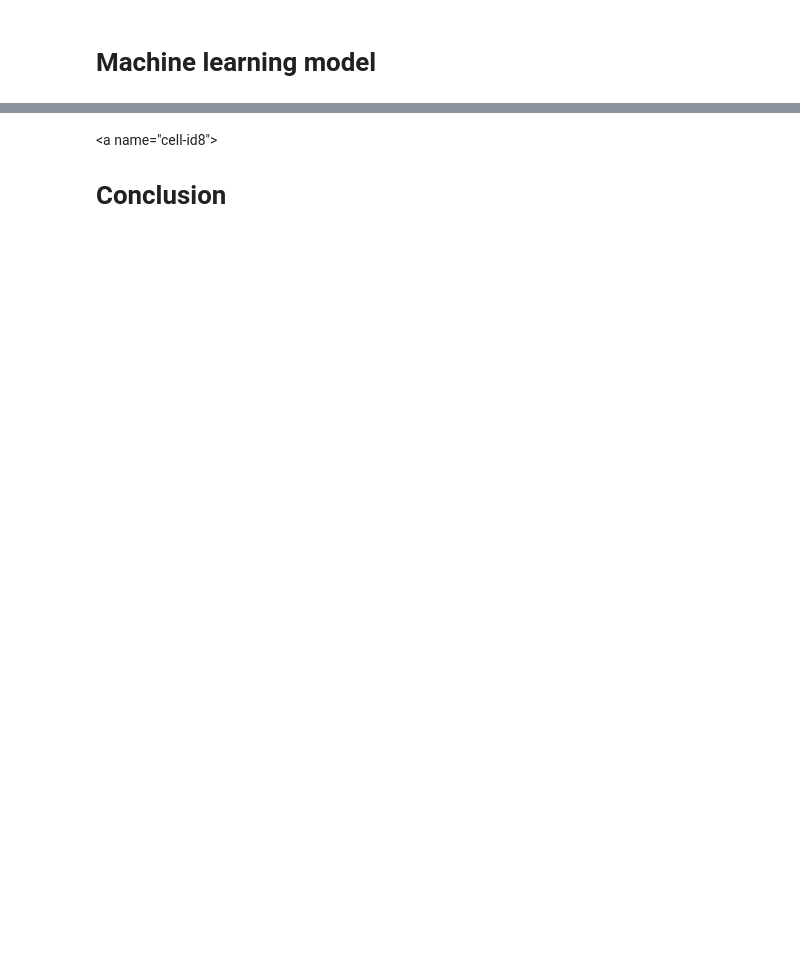
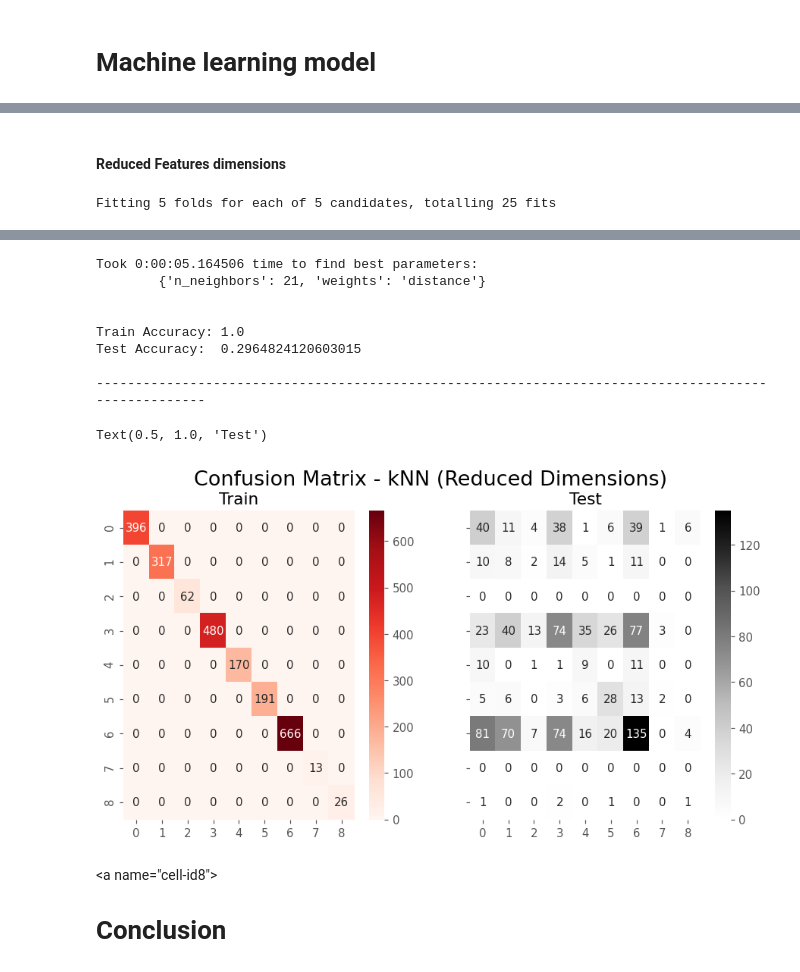
Before and after one commit to akshayonly/DL-Case-Study-Classifying-GM, a Jupyter notebook: Classifying_Genetic_Mutation_.ipynb, the cells around one changed output, grey strips where cells are left out. Drawn from its saved outputs; the diff is of its cells as text; code cells hidden in the pictures; blank space fills up the shorter version.

```diff
--- a/Classifying_Genetic_Mutation_.ipynb
+++ b/Classifying_Genetic_Mutation_.ipynb
@@ -356,0 +381,6 @@ Test X: (995, 5386)     y: (995,)
+# %%
+svd = TruncatedSVD(n_components=390)
+train_reduced = svd.fit_transform(train)
+
+svd = TruncatedSVD(n_components=390)
+test_reduced = svd.fit_transform(test)
@@ -383,0 +502,46 @@ plt.savefig("All-Features-Test.png", dpi=256)
+# %% [markdown]
+#### Reduced Features dimensions
+# %%
+params = {
+    'n_neighbors':[3, 7, 11, 17, 21],
+    'weights':['distance']
+    }
+
+knn = KNeighborsClassifier(n_jobs=-1)
+
+knn_cv_start = datetime.now()
+knn_cv = GridSearchCV(knn, param_grid=params, verbose=2, n_jobs=-1).fit(train_reduced, y_train)
+knn_cv_end= datetime.now()
+
+best_knn=knn_cv.best_params_
+
+print(f"\n\nTook {knn_cv_end-knn_cv_start} time to find best parameters:\n\t{best_knn}\n\n")
+
+knn = KNeighborsClassifier(n_neighbors=best_knn['n_neighbors'],
+                           weights=best_knn['weights'],
+                           n_jobs=-1)
+
+knn.fit(train_reduced, y_train)
+
+# Prediction
+y_predtest = knn.predict(test_reduced)
+y_predtrain = knn.predict(train_reduced)
+
+# Accuracy
+print(f"Train Accuracy:\t{accuracy_score(y_predtrain, y_train)}")
+print(f"Test Accuracy:\t{accuracy_score(y_predtest, y_test)}\n")
+
+print("-"*100)
+
+fig, axes = plt.subplots(1, 2, figsize=(10, 5), dpi=108, sharey=True)
+fig.suptitle('Confusion Matrix - kNN (Reduced Dimensions)', fontsize=18)
+
+cm1 = confusion_matrix(y_predtrain, y_train)
+sns.heatmap(cm1, annot=True,fmt="d",cmap='Reds', ax=axes[0])
+axes[0].set_title('Train')
+
+cm2 = confusion_matrix(y_predtest, y_test)
+sns.heatmap(cm2, annot=True,fmt="d",cmap='Greys', ax=axes[1])
+axes[1].set_title('Test')
+# %% [output]
+Fitting 5 folds for each of 5 candidates, totalling 25 fits
@@ -384,3 +550,13 @@ plt.savefig("All-Features-Test.png", dpi=256)
+Took 0:00:05.164506 time to find best parameters:
+        {'n_neighbors': 21, 'weights': 'distance'}
+
+
+Train Accuracy: 1.0
+Test Accuracy:  0.2964824120603015
+
+----------------------------------------------------------------------------------------------------
+Text(0.5, 1.0, 'Test')
+[figure, added]
 # %% [markdown]
 <a name="cell-id8"></a>
 # Conclusion
```
Also changed, not shown: parts of 39 cells of this notebook.
